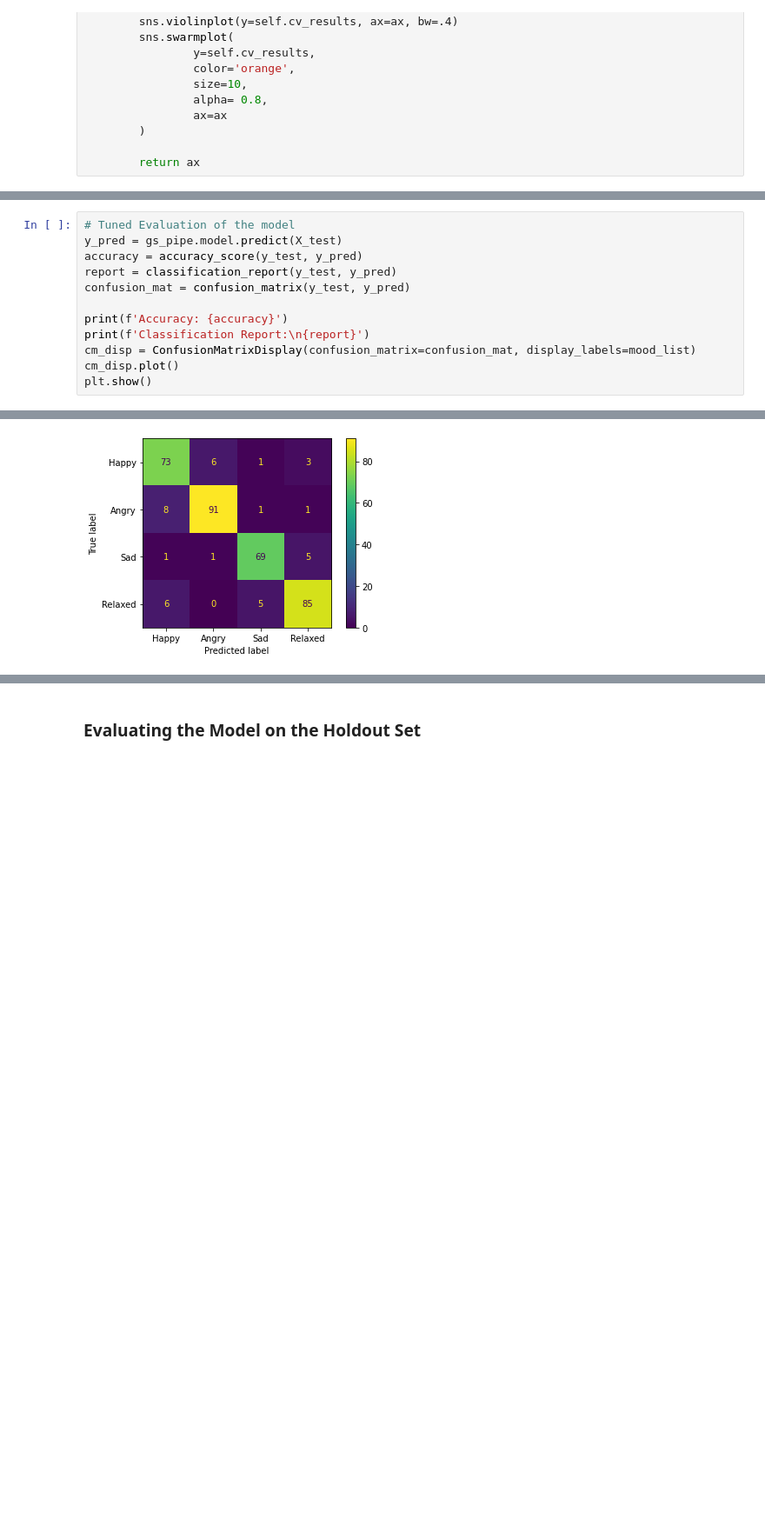
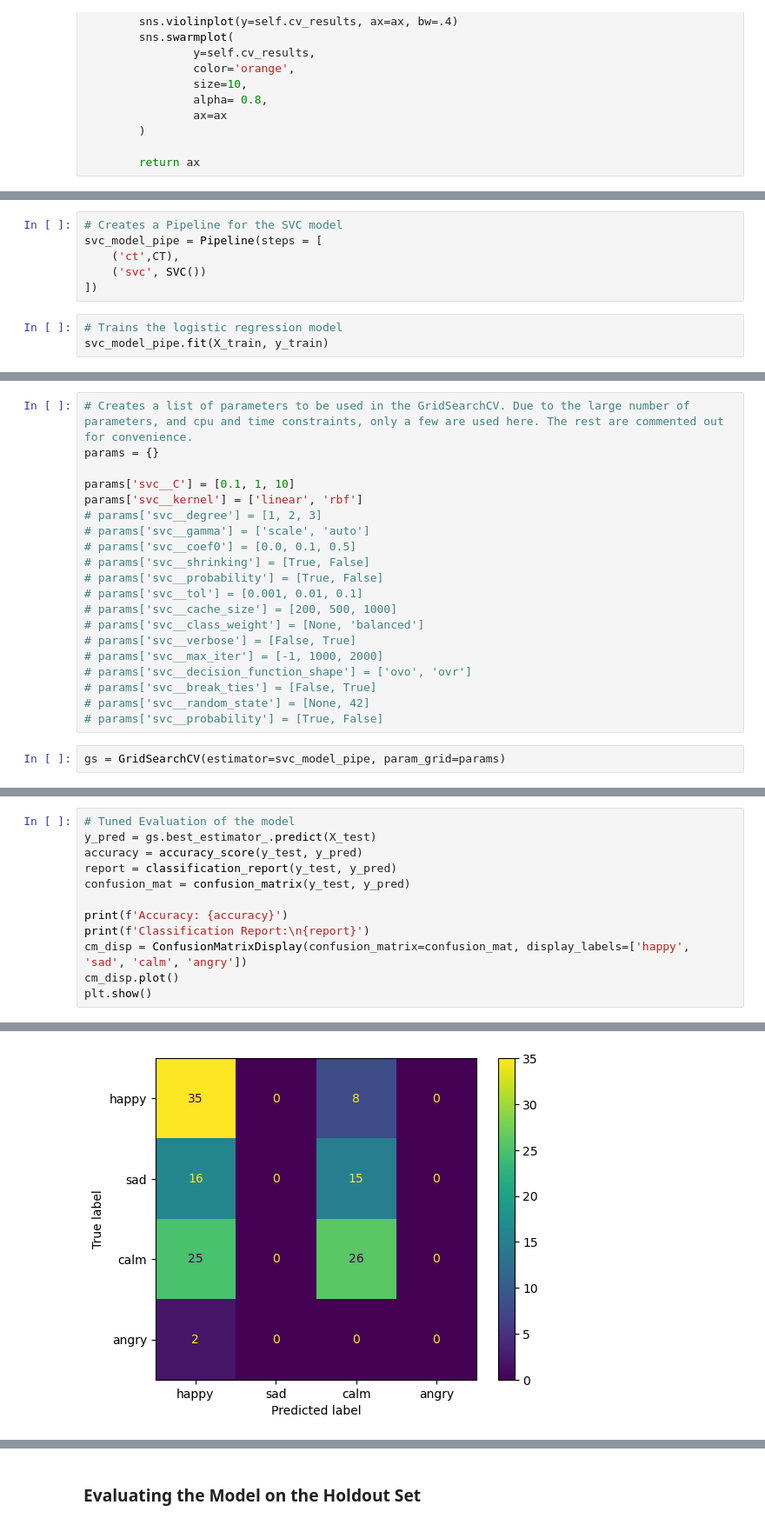
Before and after one commit to jamesleemeredith/Enhancing-Spotifys-Recommendation-System-with-Context-Specific-Music-Recommendations, a Jupyter notebook: index.ipynb, the cells around one changed output, grey strips where cells are left out. Shown at 87% size. Cells and saved outputs as stored; diff of their text form; blank space fills up the shorter version.

```diff
--- a/index.ipynb
+++ b/index.ipynb
@@ -1097,0 +796,9 @@ gs = GridSearchCV(estimator=rf_model_pipe, param_grid=params, cv=5, verbose=1, n
+# %%
+# Creates a Pipeline for the SVC model
+svc_model_pipe = Pipeline(steps = [
+	('ct',CT),
+	('svc', SVC())
+])
+# %%
+# Trains the logistic regression model
+svc_model_pipe.fit(X_train, y_train)
@@ -1098,3 +830,25 @@ gs = GridSearchCV(estimator=rf_model_pipe, param_grid=params, cv=5, verbose=1, n
+# %%
+# Creates a list of parameters to be used in the GridSearchCV. Due to the large number of parameters, and cpu and time constraints, only a few are used here. The rest are commented out for convenience.
+params = {}
+
+params['svc__C'] = [0.1, 1, 10]
+params['svc__kernel'] = ['linear', 'rbf']
+# params['svc__degree'] = [1, 2, 3]
+# params['svc__gamma'] = ['scale', 'auto']
+# params['svc__coef0'] = [0.0, 0.1, 0.5]
+# params['svc__shrinking'] = [True, False]
+# params['svc__probability'] = [True, False]
+# params['svc__tol'] = [0.001, 0.01, 0.1]
+# params['svc__cache_size'] = [200, 500, 1000]
+# params['svc__class_weight'] = [None, 'balanced']
+# params['svc__verbose'] = [False, True]
+# params['svc__max_iter'] = [-1, 1000, 2000]
+# params['svc__decision_function_shape'] = ['ovo', 'ovr']
+# params['svc__break_ties'] = [False, True]
+# params['svc__random_state'] = [None, 42]
+# params['svc__probability'] = [True, False]
+# %%
+gs = GridSearchCV(estimator=svc_model_pipe, param_grid=params)
 # %%
 gs
 # %% [output]
@@ -1161,13 +890,13 @@ gs_pipe.plot_cv(ax=ax);
 # %%
 # Tuned Evaluation of the model
-y_pred = gs_pipe.model.predict(X_test)
+y_pred = gs.best_estimator_.predict(X_test)
 accuracy = accuracy_score(y_test, y_pred)
 report = classification_report(y_test, y_pred)
 confusion_mat = confusion_matrix(y_test, y_pred)
 
 print(f'Accuracy: {accuracy}')
 print(f'Classification Report:\n{report}')
-cm_disp = ConfusionMatrixDisplay(confusion_matrix=confusion_mat, display_labels=mood_list)
+cm_disp = ConfusionMatrixDisplay(confusion_matrix=confusion_mat, display_labels=['happy', 'sad', 'calm', 'angry'])
 cm_disp.plot()
 plt.show()
 # %% [output]
@@ -1186 +915 @@ weighted avg       0.89      0.89      0.89       356
-[figure, old version]
+[figure, new version]
```
Also changed, not shown: parts of 143 cells of this notebook, 5 other files.
